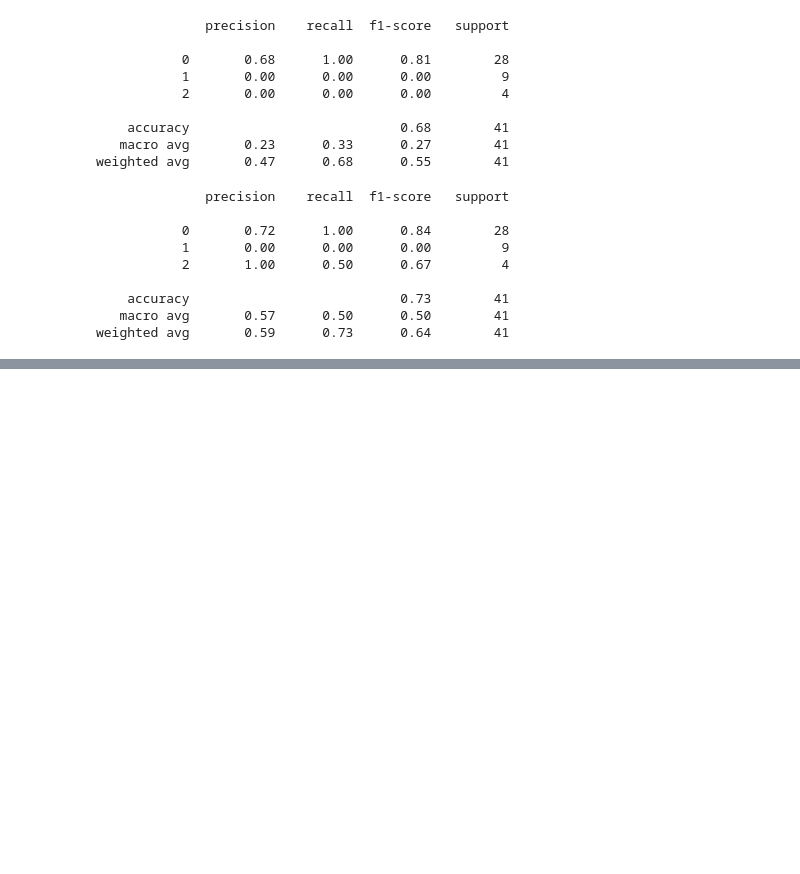
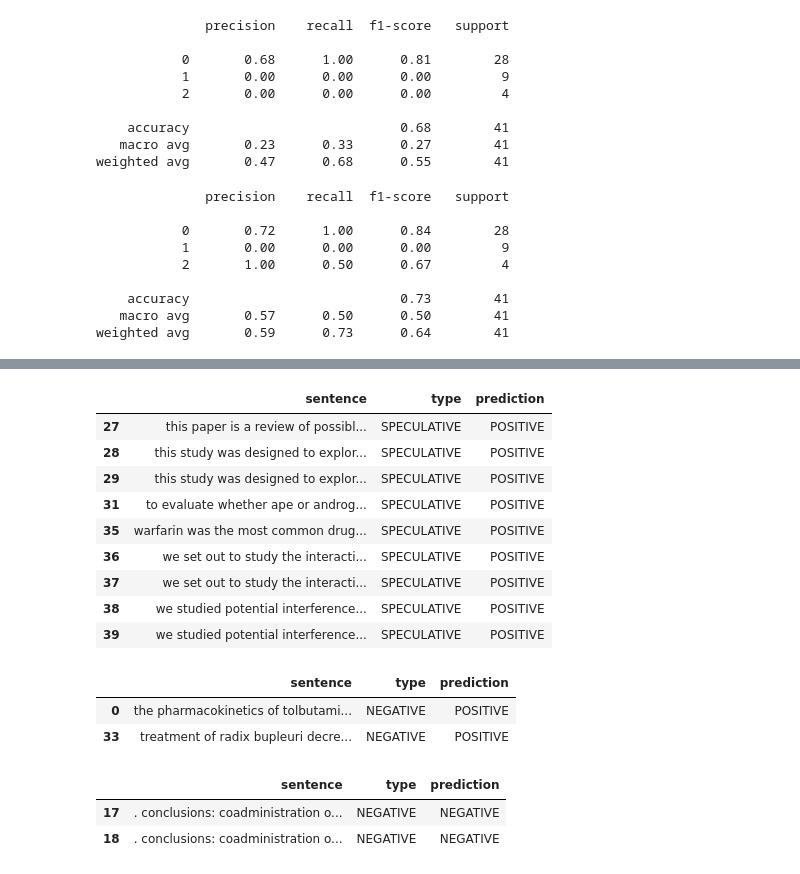
Before and after one commit to erkanotales/baseline-herb-drug-interaction, a Jupyter notebook: train.ipynb, the cells around one changed output, grey strips where cells are left out. Drawn from its saved outputs; the diff is of its cells as text; code cells hidden in the pictures; blank space fills up the shorter version.

```diff
--- a/train.ipynb
+++ b/train.ipynb
@@ -254,0 +326,25 @@ weighted avg       0.59      0.73      0.64        41
+# %%
+df_err_analysis[(df_err_analysis["type"] != df_err_analysis["prediction"]) & (df_err_analysis["type"] == "SPECULATIVE")]
+# %% [output]
+|  | sentence | type | prediction |
+| 27 | this paper is a review of possibl... | SPECULATIVE | POSITIVE |
+| 28 | this study was designed to explor... | SPECULATIVE | POSITIVE |
+| 29 | this study was designed to explor... | SPECULATIVE | POSITIVE |
+| 31 | to evaluate whether ape or androg... | SPECULATIVE | POSITIVE |
+| 35 | warfarin was the most common drug... | SPECULATIVE | POSITIVE |
+| 36 | we set out to study the interacti... | SPECULATIVE | POSITIVE |
+| 37 | we set out to study the interacti... | SPECULATIVE | POSITIVE |
+| 38 | we studied potential interference... | SPECULATIVE | POSITIVE |
+| 39 | we studied potential interference... | SPECULATIVE | POSITIVE |
+# %%
+df_err_analysis[(df_err_analysis["type"] != df_err_analysis["prediction"]) & (df_err_analysis["type"] == "NEGATIVE")]
+# %% [output]
+|  | sentence | type | prediction |
+| 0 | the pharmacokinetics of tolbutami... | NEGATIVE | POSITIVE |
+| 33 | treatment of radix bupleuri decre... | NEGATIVE | POSITIVE |
+# %%
+df_err_analysis[(df_err_analysis["type"] == df_err_analysis["prediction"]) & (df_err_analysis["type"] == "NEGATIVE")]
+# %% [output]
+|  | sentence | type | prediction |
+| 17 | . conclusions: coadministration o... | NEGATIVE | NEGATIVE |
+| 18 | . conclusions: coadministration o... | NEGATIVE | NEGATIVE |
```
Also changed, not shown: parts of 7 cells of this notebook.
